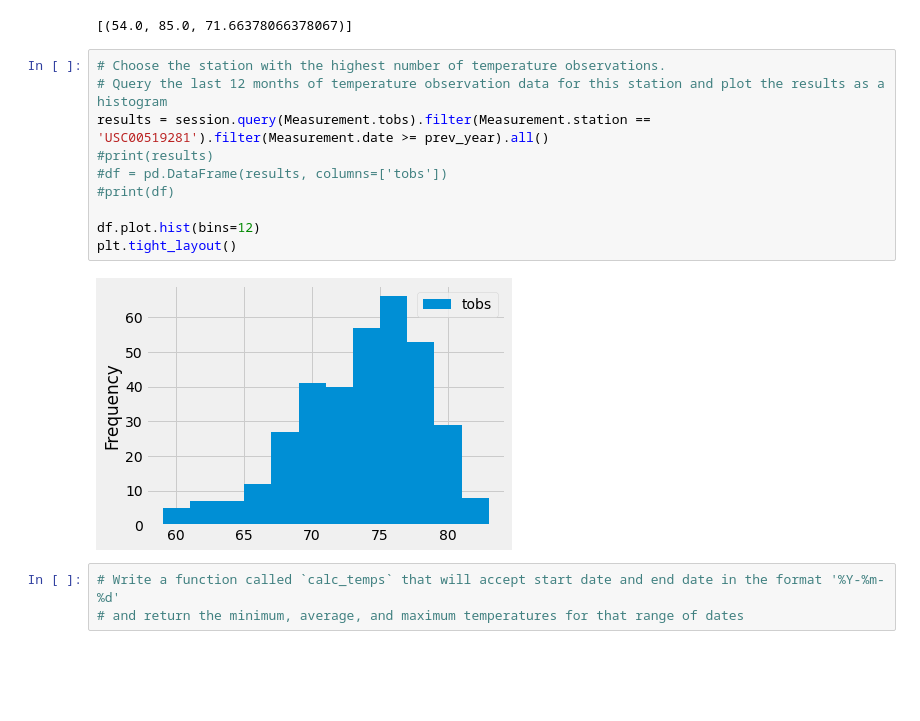
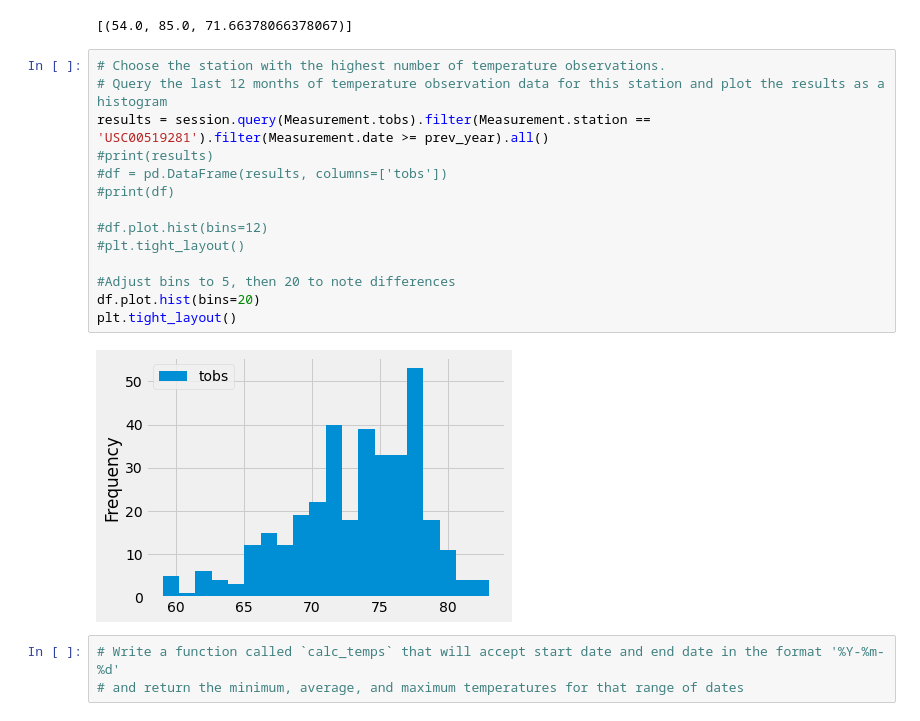
Before and after one commit to jasminpattschull/surfs_up, a Jupyter notebook: climate_analysis.ipynb, the cells around one changed output. Saved outputs shown, nothing was run; the diff lists cells and outputs as text; blank space fills up the shorter version.

```diff
--- a/climate_analysis.ipynb
+++ b/climate_analysis.ipynb
@@ -104,15 +104,19 @@ session.query(func.min(Measurement.tobs), func.max(Measurement.tobs), func.avg(M
 # %%
 # Choose the station with the highest number of temperature observations.
 # Query the last 12 months of temperature observation data for this station and plot the results as a histogram
 results = session.query(Measurement.tobs).filter(Measurement.station == 'USC00519281').filter(Measurement.date >= prev_year).all()
 #print(results)
 #df = pd.DataFrame(results, columns=['tobs'])
 #print(df)
 
-df.plot.hist(bins=12)
+#df.plot.hist(bins=12)
+#plt.tight_layout()
+
+#Adjust bins to 5, then 20 to note differences
+df.plot.hist(bins=20)
 plt.tight_layout()
 # %% [output]
-[figure, old version]
+[figure, new version]
 # %%
 # Write a function called `calc_temps` that will accept start date and end date in the format '%Y-%m-%d'
 # and return the minimum, average, and maximum temperatures for that range of dates
```
Also changed, not shown: 2 other files.
